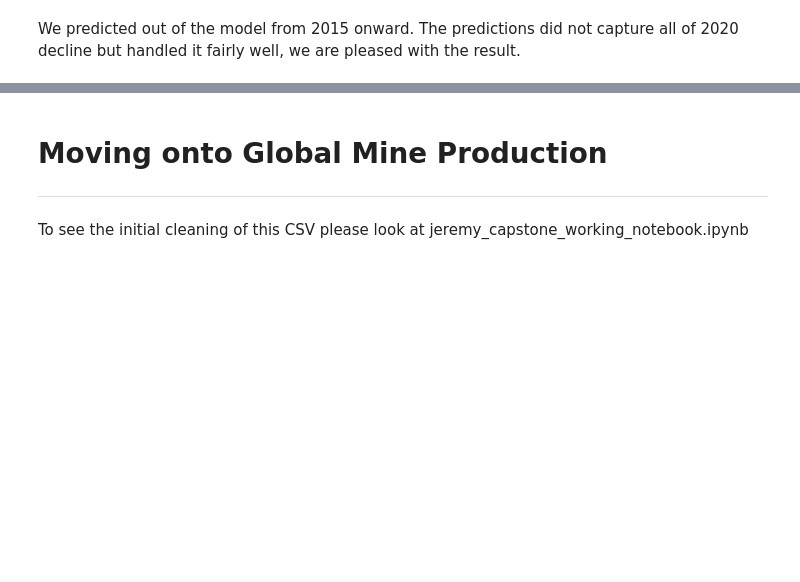
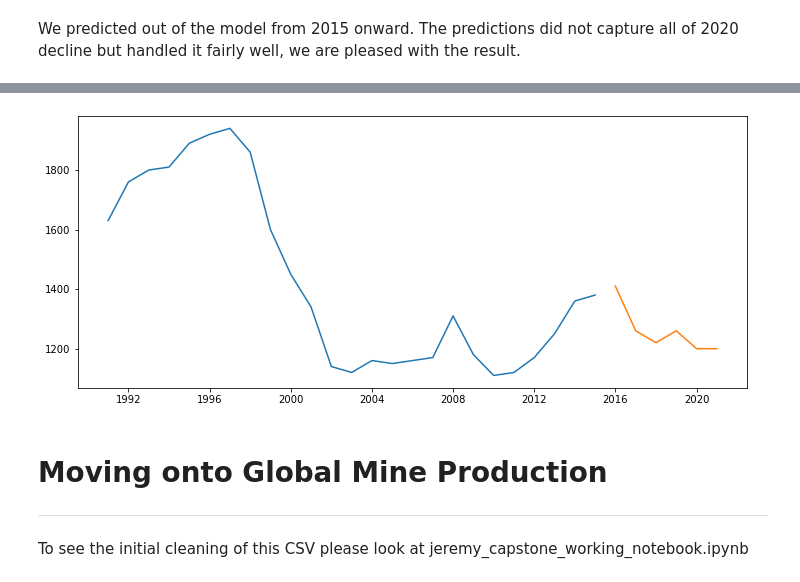
Before and after one commit to Dude-where-s-my-copper/EV_growth, a Jupyter notebook: final_notebook.ipynb, the cells around one changed output, grey strips where cells are left out. Cells and saved outputs as stored; diff of their text form; code cells hidden in the pictures; blank space fills up the shorter version.

```diff
--- a/final_notebook.ipynb
+++ b/final_notebook.ipynb
@@ -104,3 +134,7 @@ We predicted out of the model from 2015 onward. The predictions did not capture
+# %%
+us_cop_train, us_cop_test = prep.train_test_us_copper(us_copper)
+# %% [output]
+[figure, added]
 # %% [markdown]
 # Moving onto Global Mine Production
 ---
```
Also changed, not shown: parts of 7 cells of this notebook.
